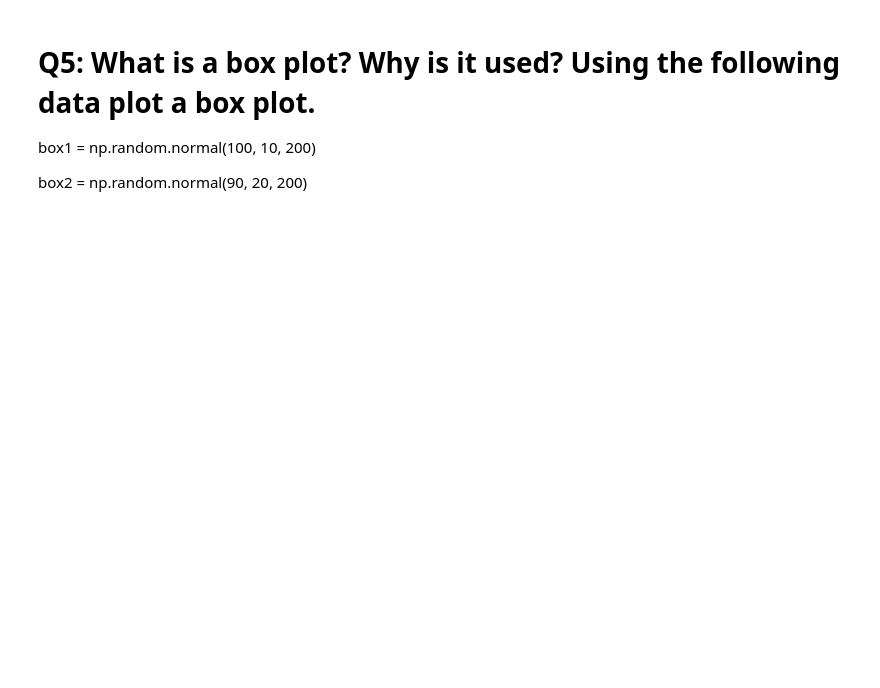
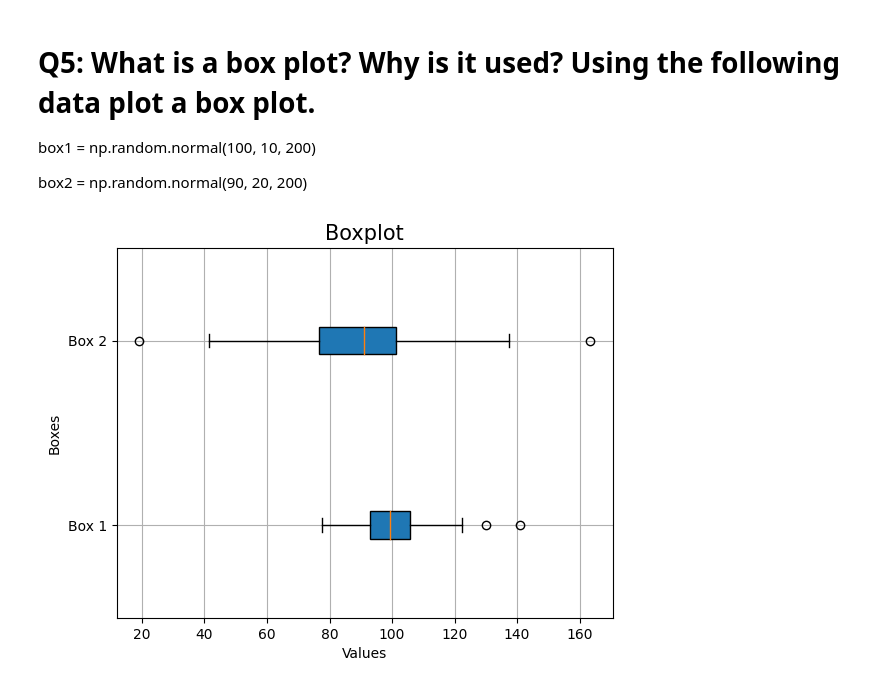
Before and after one commit to Arka1212/Data-Science-Assignments, a Jupyter notebook: Matplotlib_Assignment.ipynb, the cells around one changed output. Cells and saved outputs as stored; diff of their text form; code cells hidden in the pictures; blank space fills up the shorter version.

```diff
--- a/Matplotlib_Assignment.ipynb
+++ b/Matplotlib_Assignment.ipynb
@@ -73,3 +144,22 @@ profit = np.array([3000, 8000, 1000, 10000])
 box1 = np.random.normal(100, 10, 200)
 
 box2 = np.random.normal(90, 20, 200)
+# %%
+'''
+A box plot (also known as a whisker plot) is a graphical representation of the distribution of a dataset. It displays the summary
+statistics of a dataset, including the median, quartiles, and potential outliers.
+'''
+
+# Code.
+box1 = np.random.normal(100, 10, 200)
+box2 = np.random.normal(90, 20, 200)
+
+# Plotting the data.
+plt.boxplot([box1, box2], vert = False, labels=['Box 1', 'Box 2'], patch_artist = True)
+plt.xlabel('Values')
+plt.ylabel('Boxes')
+plt.title('Boxplot', fontsize = 15)
+plt.grid()
+plt.show()
+# %% [output]
+[figure, added]
```
Also changed, not shown: parts of 2 cells of this notebook.
